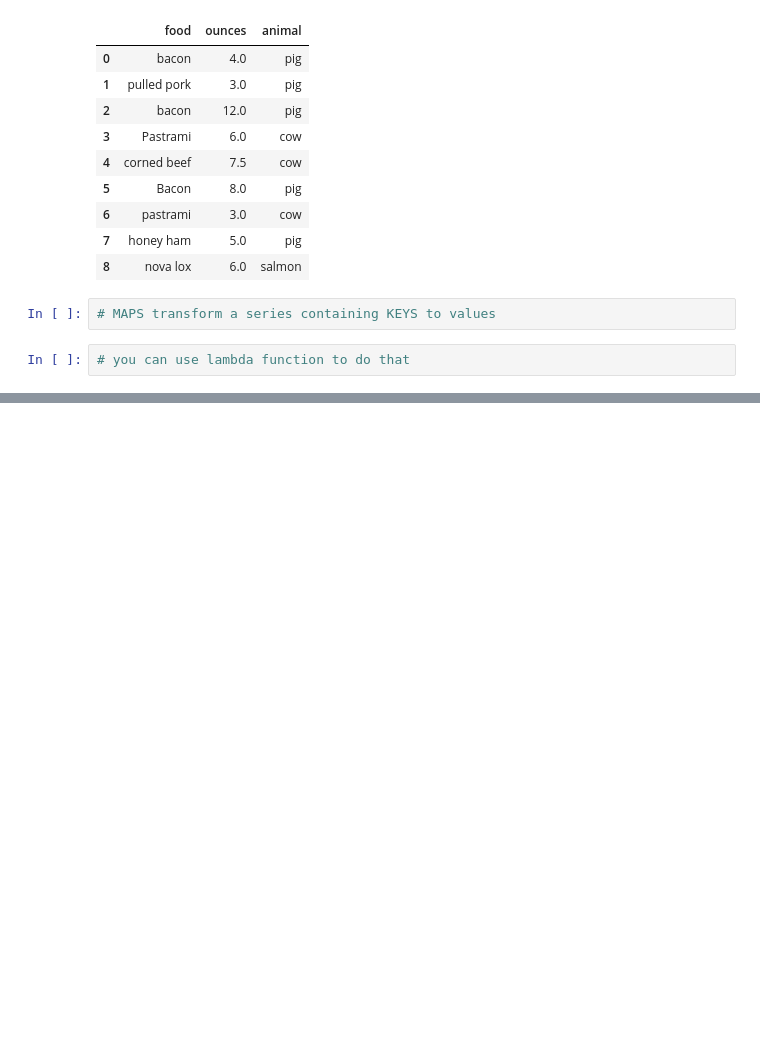
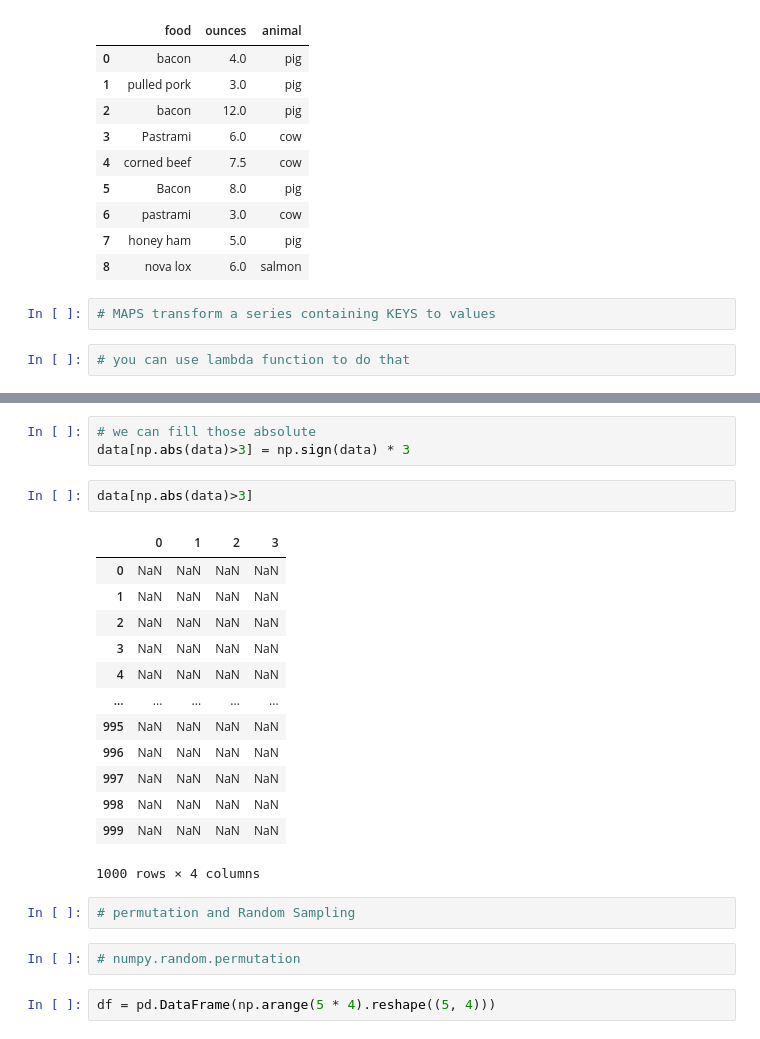
Before and after one commit to Salekeen/ML-Notebooks, a Jupyter notebook: Python for Data Analysis/Part 07.ipynb, the cells around one changed output, grey strips where cells are left out. Saved outputs shown, nothing was run; the diff lists cells and outputs as text; blank space fills up the shorter version.

```diff
--- a/Python for Data Analysis/Part 07.ipynb
+++ b/Python for Data Analysis/Part 07.ipynb
@@ -376,0 +614,25 @@ data
+# %%
+# we can fill those absolute
+data[np.abs(data)>3] = np.sign(data) * 3
+# %%
+data[np.abs(data)>3]
+# %% [output]
+|  | 0 | 1 | 2 | 3 |
+| 0 | NaN | NaN | NaN | NaN |
+| 1 | NaN | NaN | NaN | NaN |
+| 2 | NaN | NaN | NaN | NaN |
+| 3 | NaN | NaN | NaN | NaN |
+| 4 | NaN | NaN | NaN | NaN |
+| ... | ... | ... | ... | ... |
+| 995 | NaN | NaN | NaN | NaN |
+| 996 | NaN | NaN | NaN | NaN |
+| 997 | NaN | NaN | NaN | NaN |
+| 998 | NaN | NaN | NaN | NaN |
+| 999 | NaN | NaN | NaN | NaN |
+1000 rows × 4 columns
+# %%
+# permutation and Random Sampling
+# %%
+# numpy.random.permutation
+# %%
+df = pd.DataFrame(np.arange(5 * 4).reshape((5, 4)))
```
Also changed, not shown: parts of 66 cells of this notebook, 1 other file.
